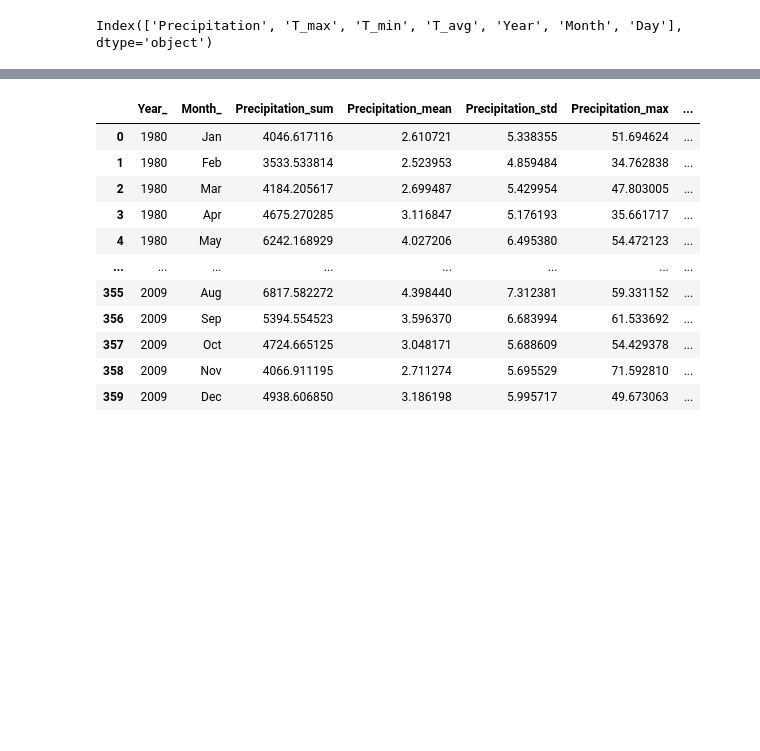
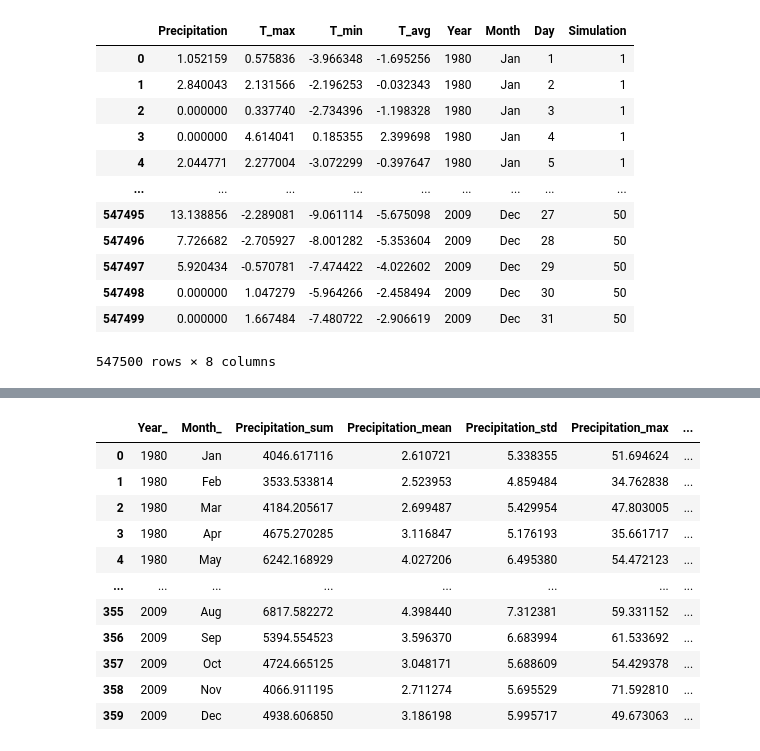
Before and after one commit to CooperBigFoot/climate-impacts, a Jupyter notebook: code/eda.ipynb, the cells around one changed output, grey strips where cells are left out. Saved outputs shown, nothing was run; the diff lists cells and outputs as text; code cells hidden in the pictures; blank space fills up the shorter version.

```diff
--- a/code/eda.ipynb
+++ b/code/eda.ipynb
@@ -15,7 +19,19 @@ path_exp_first = '/Users/cooper/Desktop/climate-impacts/data/Exponential/Seperat
 # %%
 present_data = process_mat_file(input_data_path)
 exp_first_data = process_mat_file(path_exp_first)
 
-print(present_data.columns)
+exp_first_data
 # %% [output]
+|  | Precipitation | T_max | T_min | T_avg | Year | Month | Day | Simulation |
+| 0 | 1.052159 | 0.575836 | -3.966348 | -1.695256 | 1980 | Jan | 1 | 1 |
+| 1 | 2.840043 | 2.131566 | -2.196253 | -0.032343 | 1980 | Jan | 2 | 1 |
+| 2 | 0.000000 | 0.337740 | -2.734396 | -1.198328 | 1980 | Jan | 3 | 1 |
+| 3 | 0.000000 | 4.614041 | 0.185355 | 2.399698 | 1980 | Jan | 4 | 1 |
+| 4 | 2.044771 | 2.277004 | -3.072299 | -0.397647 | 1980 | Jan | 5 | 1 |
+| ... | ... | ... | ... | ... | ... | ... | ... | ... |
+| 547495 | 13.138856 | -2.289081 | -9.061114 | -5.675098 | 2009 | Dec | 27 | 50 |
+| 547496 | 7.726682 | -2.705927 | -8.001282 | -5.353604 | 2009 | Dec | 28 | 50 |
+| 547497 | 5.920434 | -0.570781 | -7.474422 | -4.022602 | 2009 | Dec | 29 | 50 |
+| 547498 | 0.000000 | 1.047279 | -5.964266 | -2.458494 | 2009 | Dec | 30 | 50 |
+| 547499 | 0.000000 | 1.667484 | -7.480722 | -2.906619 | 2009 | Dec | 31 | 50 |
-Index(['Precipitation', 'T_max', 'T_min', 'T_avg', 'Year', 'Month', 'Day'], dtype='object')
+547500 rows × 8 columns
```
Also changed, not shown: parts of 7 cells of this notebook, 5 other files.
